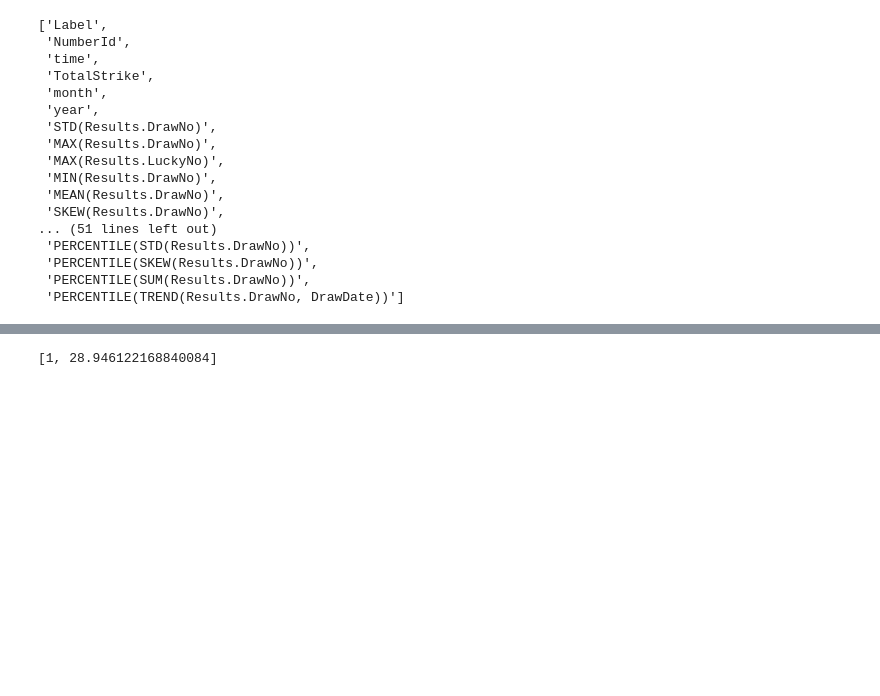
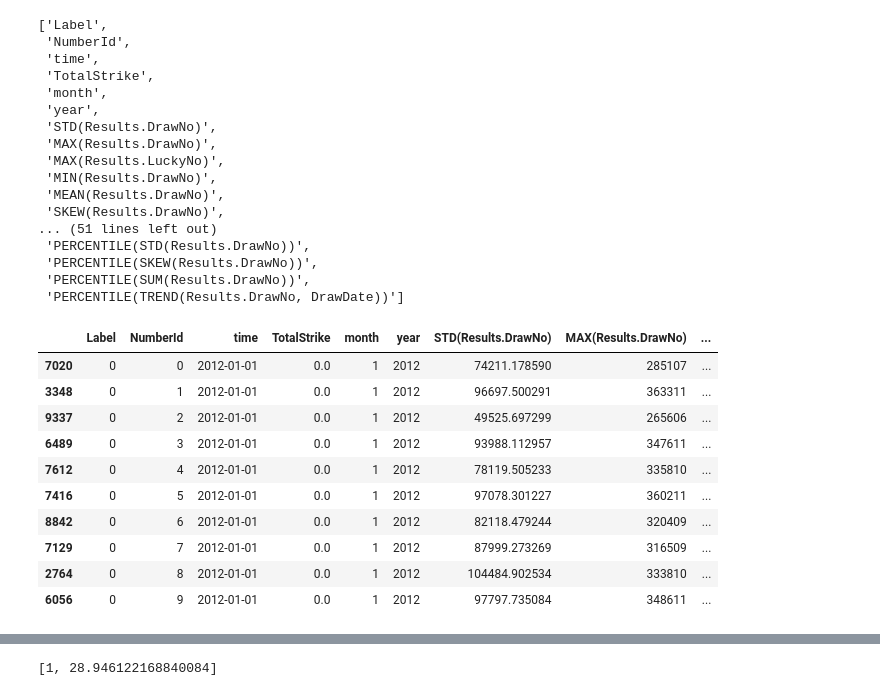
Before and after one commit to mengwangk/dl-projects, a Jupyter notebook: 04_14_gbdt_01.ipynb, the cells around one changed output, grey strips where cells are left out. Saved outputs shown, nothing was run; the diff lists cells and outputs as text; code cells hidden in the pictures; blank space fills up the shorter version.

```diff
--- a/04_14_gbdt_01.ipynb
+++ b/04_14_gbdt_01.ipynb
@@ -268,3 +260,17 @@ df_selected_features.T.head(10)
+# %%
+display(df_selected_features.head(10))
+# %% [output]
+|  | Label | NumberId | time | TotalStrike | month | year | STD(Results.DrawNo) | MAX(Results.DrawNo) | ... |
+| 7020 | 0 | 0 | 2012-01-01 | 0.0 | 1 | 2012 | 74211.178590 | 285107 | ... |
+| 3348 | 0 | 1 | 2012-01-01 | 0.0 | 1 | 2012 | 96697.500291 | 363311 | ... |
+| 9337 | 0 | 2 | 2012-01-01 | 0.0 | 1 | 2012 | 49525.697299 | 265606 | ... |
+| 6489 | 0 | 3 | 2012-01-01 | 0.0 | 1 | 2012 | 93988.112957 | 347611 | ... |
+| 7612 | 0 | 4 | 2012-01-01 | 0.0 | 1 | 2012 | 78119.505233 | 335810 | ... |
+| 7416 | 0 | 5 | 2012-01-01 | 0.0 | 1 | 2012 | 97078.301227 | 360211 | ... |
+| 8842 | 0 | 6 | 2012-01-01 | 0.0 | 1 | 2012 | 82118.479244 | 320409 | ... |
+| 7129 | 0 | 7 | 2012-01-01 | 0.0 | 1 | 2012 | 87999.273269 | 316509 | ... |
+| 2764 | 0 | 8 | 2012-01-01 | 0.0 | 1 | 2012 | 104484.902534 | 333810 | ... |
+| 6056 | 0 | 9 | 2012-01-01 | 0.0 | 1 | 2012 | 97797.735084 | 348611 | ... |
 # %%
 def split_data(df, dt):
   y_train = df.loc[df['time'] < dt, 'Label']
```
Also changed, not shown: parts of 18 cells of this notebook.
